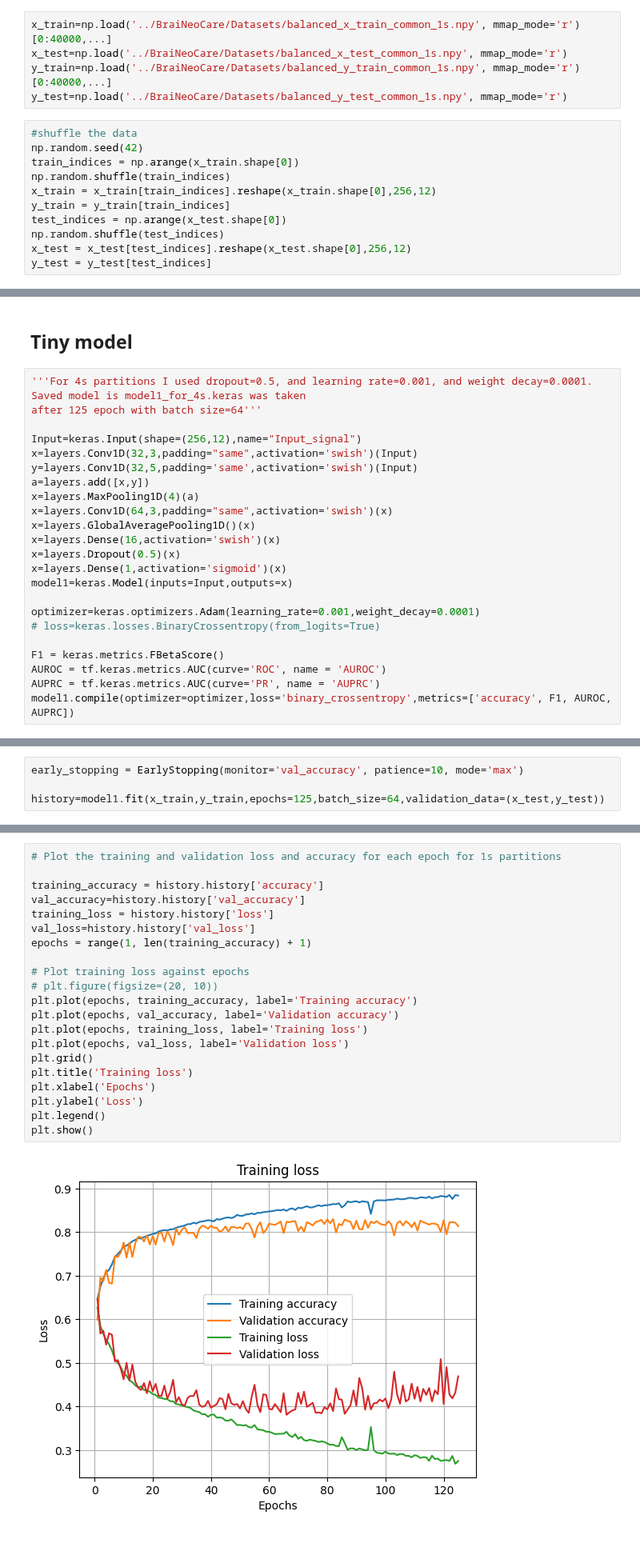
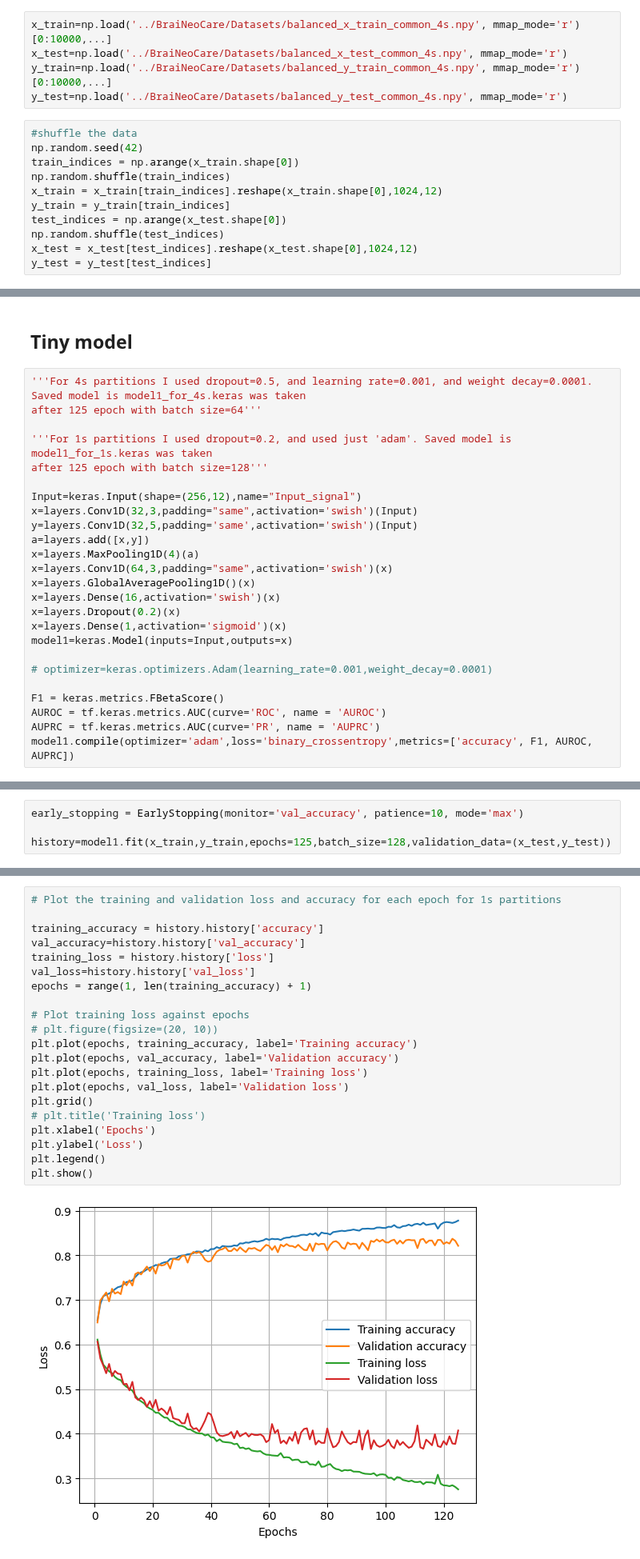
Before and after one commit to Dinuka-1999/BraiNeoCare, a Jupyter notebook: ML_code.ipynb, the cells around one changed output, grey strips where cells are left out. Shown at 80% size. Cells and saved outputs as stored; diff of their text form.

Commit message:
Trained tiny model and compare the 4s and 1s

```diff
--- a/ML_code.ipynb
+++ b/ML_code.ipynb
@@ -10,20 +10,20 @@ from tensorflow.keras.callbacks import EarlyStopping
 # %% [markdown]
 ## Data Loading
 # %%
-x_train=np.load('../BraiNeoCare/Datasets/balanced_x_train_common_1s.npy', mmap_mode='r')[0:40000,...]
-x_test=np.load('../BraiNeoCare/Datasets/balanced_x_test_common_1s.npy', mmap_mode='r')
-y_train=np.load('../BraiNeoCare/Datasets/balanced_y_train_common_1s.npy', mmap_mode='r')[0:40000,...]
-y_test=np.load('../BraiNeoCare/Datasets/balanced_y_test_common_1s.npy', mmap_mode='r')
+x_train=np.load('../BraiNeoCare/Datasets/balanced_x_train_common_4s.npy', mmap_mode='r')[0:10000,...]
+x_test=np.load('../BraiNeoCare/Datasets/balanced_x_test_common_4s.npy', mmap_mode='r')
+y_train=np.load('../BraiNeoCare/Datasets/balanced_y_train_common_4s.npy', mmap_mode='r')[0:10000,...]
+y_test=np.load('../BraiNeoCare/Datasets/balanced_y_test_common_4s.npy', mmap_mode='r')
 # %%
 #shuffle the data
 np.random.seed(42)
 train_indices = np.arange(x_train.shape[0])
 np.random.shuffle(train_indices)
-x_train = x_train[train_indices].reshape(x_train.shape[0],256,12)
+x_train = x_train[train_indices].reshape(x_train.shape[0],1024,12)
 y_train = y_train[train_indices]
 test_indices = np.arange(x_test.shape[0])
 np.random.shuffle(test_indices)
-x_test = x_test[test_indices].reshape(x_test.shape[0],256,12)
+x_test = x_test[test_indices].reshape(x_test.shape[0],1024,12)
 y_test = y_test[test_indices]
 # %%
 x_train=x_train*(10**5)
@@ -33,6 +33,9 @@ x_test=x_test*(10**5)
 # %%
 '''For 4s partitions I used dropout=0.5, and learning rate=0.001, and weight decay=0.0001. Saved model is model1_for_4s.keras was taken
 after 125 epoch with batch size=64'''
+
+'''For 1s partitions I used dropout=0.2, and used just 'adam'. Saved model is model1_for_1s.keras was taken
+after 125 epoch with batch size=128'''
 
 Input=keras.Input(shape=(256,12),name="Input_signal")
 x=layers.Conv1D(32,3,padding="same",activation='swish')(Input)
@@ -42,14 +45,13 @@ x=layers.MaxPooling1D(4)(a)
 x=layers.Conv1D(64,3,padding="same",activation='swish')(x)
 x=layers.GlobalAveragePooling1D()(x)
 x=layers.Dense(16,activation='swish')(x)
-x=layers.Dropout(0.5)(x)
+x=layers.Dropout(0.2)(x)
 x=layers.Dense(1,activation='sigmoid')(x)
 model1=keras.Model(inputs=Input,outputs=x)
 
-optimizer=keras.optimizers.Adam(learning_rate=0.001,weight_decay=0.0001)
-# loss=keras.losses.BinaryCrossentropy(from_logits=True)
+# optimizer=keras.optimizers.Adam(learning_rate=0.001,weight_decay=0.0001)
 
 F1 = keras.metrics.FBetaScore()
 AUROC = tf.keras.metrics.AUC(curve='ROC', name = 'AUROC')
 AUPRC = tf.keras.metrics.AUC(curve='PR', name = 'AUPRC')
-model1.compile(optimizer=optimizer,loss='binary_crossentropy',metrics=['accuracy', F1, AUROC, AUPRC])
+model1.compile(optimizer='adam',loss='binary_crossentropy',metrics=['accuracy', F1, AUROC, AUPRC])
@@ -79,6 +78,6 @@ ________________________________________________________________________________
 # %%
 early_stopping = EarlyStopping(monitor='val_accuracy', patience=10, mode='max')
 
-history=model1.fit(x_train,y_train,epochs=125,batch_size=64,validation_data=(x_test,y_test))
+history=model1.fit(x_train,y_train,epochs=125,batch_size=128,validation_data=(x_test,y_test))
 # %% [output]
 Epoch 1/125
@@ -108,26 +100,26 @@ Epoch 125/125
 # %%
 # Plot the training and validation loss and accuracy for each epoch for 1s partitions
 
 training_accuracy = history.history['accuracy']
 val_accuracy=history.history['val_accuracy']
 training_loss = history.history['loss']
 val_loss=history.history['val_loss']
 epochs = range(1, len(training_accuracy) + 1)
 
 # Plot training loss against epochs
 # plt.figure(figsize=(20, 10))
 plt.plot(epochs, training_accuracy, label='Training accuracy')
 plt.plot(epochs, val_accuracy, label='Validation accuracy')
 plt.plot(epochs, training_loss, label='Training loss')
 plt.plot(epochs, val_loss, label='Validation loss')
 plt.grid()
-plt.title('Training loss')
+# plt.title('Training loss')
 plt.xlabel('Epochs')
 plt.ylabel('Loss')
 plt.legend()
 plt.show()
 # %% [output]
-[figure, old version]
+[figure, new version]
 # %%
 # Plot the training and validation loss and accuracy for each epoch for 4s partitions
 
```
Also changed, not shown: parts of 7 cells of this notebook.
